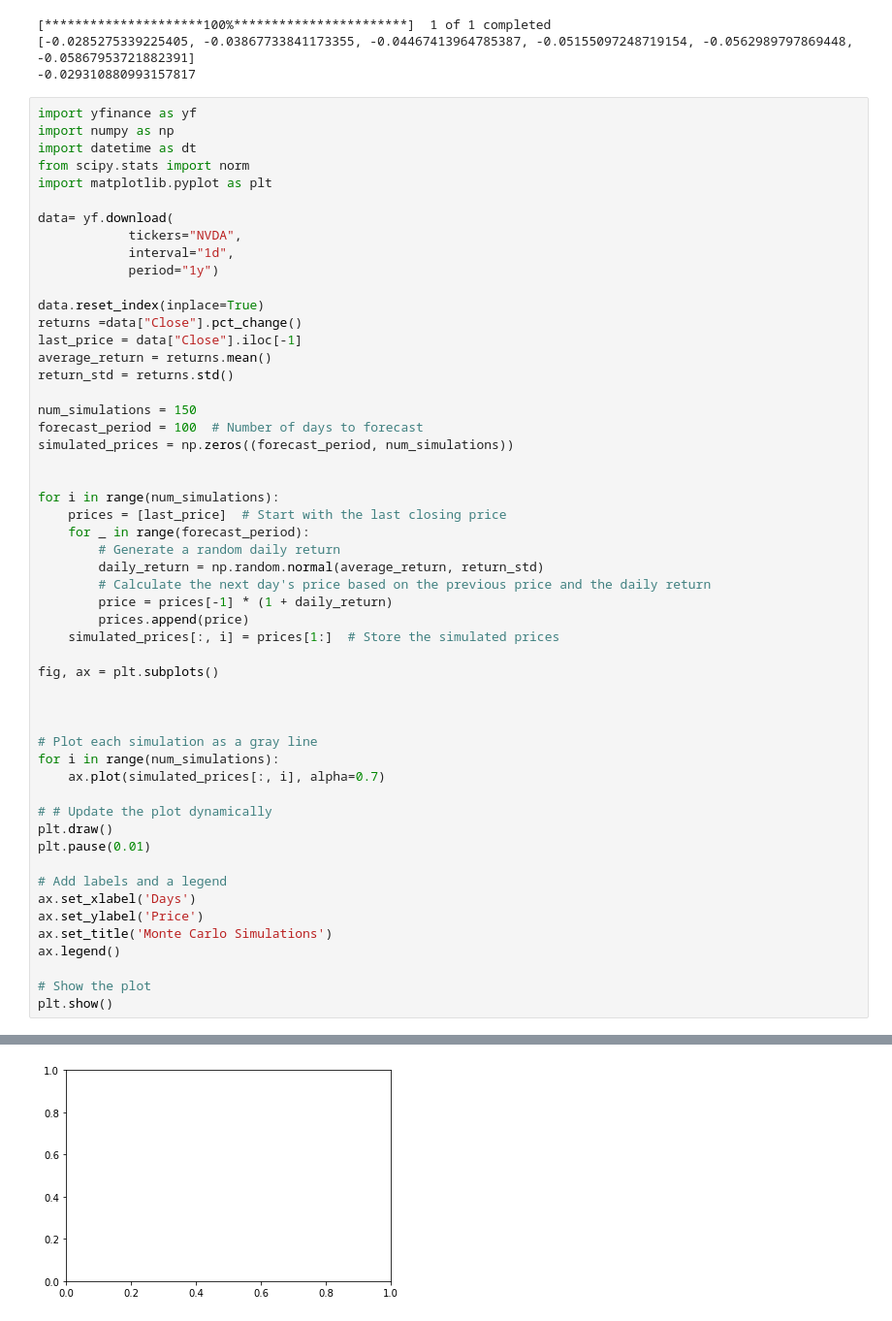
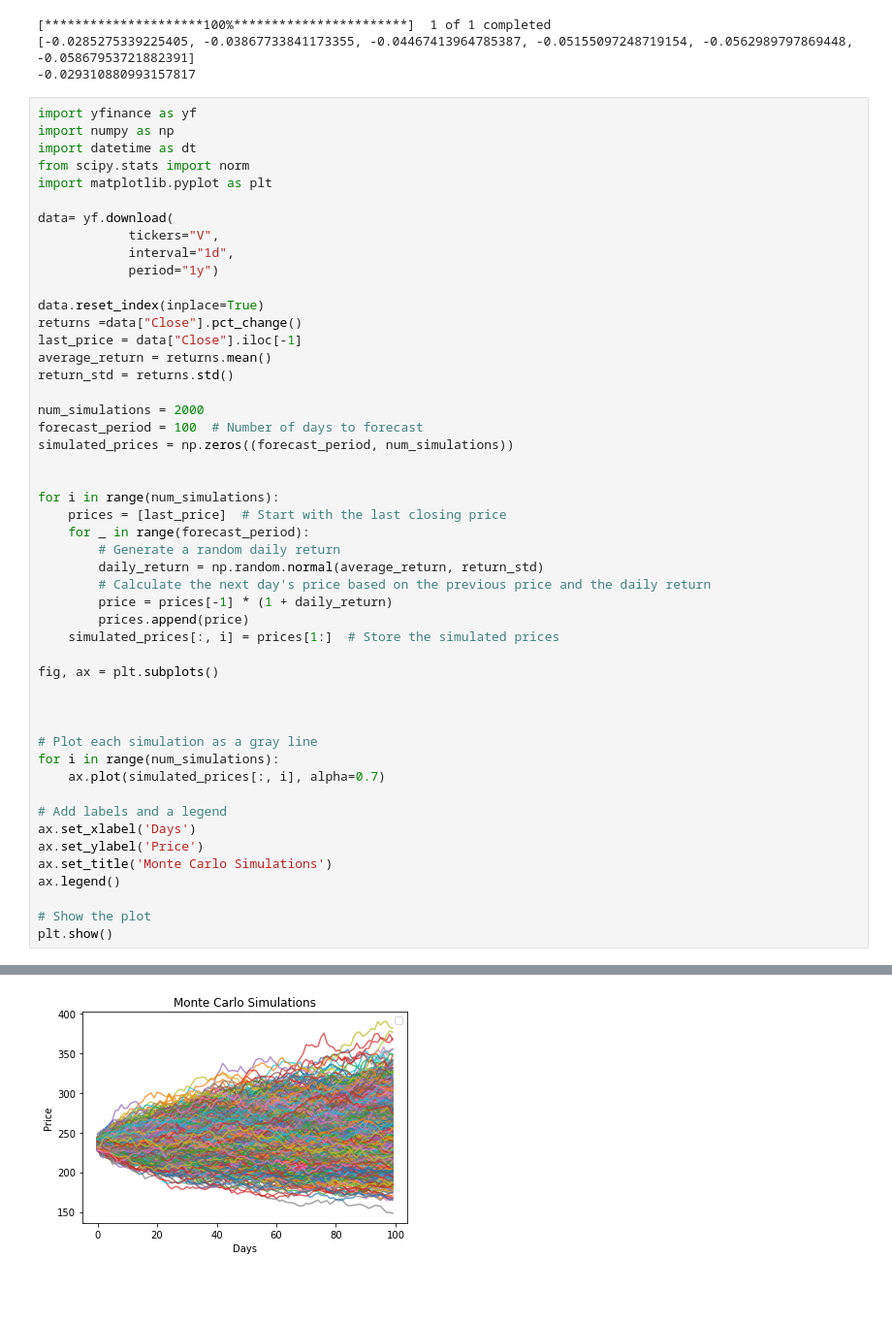
Before and after one commit to Ravdar/tickery, a Jupyter notebook: data_project.ipynb, the cells around one changed output, grey strips where cells are left out. Shown at 97% size. Drawn from its saved outputs; the diff is of its cells as text; blank space fills up the shorter version.

```diff
--- a/data_project.ipynb
+++ b/data_project.ipynb
@@ -969,7 +961,7 @@ from scipy.stats import norm
 import matplotlib.pyplot as plt
 
 data= yf.download(
-            tickers="NVDA",
+            tickers="V",
             interval="1d",
             period="1y")
 
@@ -979,7 +971,7 @@ last_price = data["Close"].iloc[-1]
 average_return = returns.mean()
 return_std = returns.std()
 
-num_simulations = 150
+num_simulations = 2000
 forecast_period = 100  # Number of days to forecast
 simulated_prices = np.zeros((forecast_period, num_simulations))
 
@@ -1002,10 +994,6 @@ fig, ax = plt.subplots()
 for i in range(num_simulations):
     ax.plot(simulated_prices[:, i], alpha=0.7)
 
-# # Update the plot dynamically
-plt.draw()
-plt.pause(0.01)
-
 # Add labels and a legend
 ax.set_xlabel('Days')
 ax.set_ylabel('Price')
@@ -1019 +1008 @@ plt.show()
-[figure, old version]
+[figure, new version]
```
Also changed, not shown: parts of 9 cells of this notebook, 3 other files.
